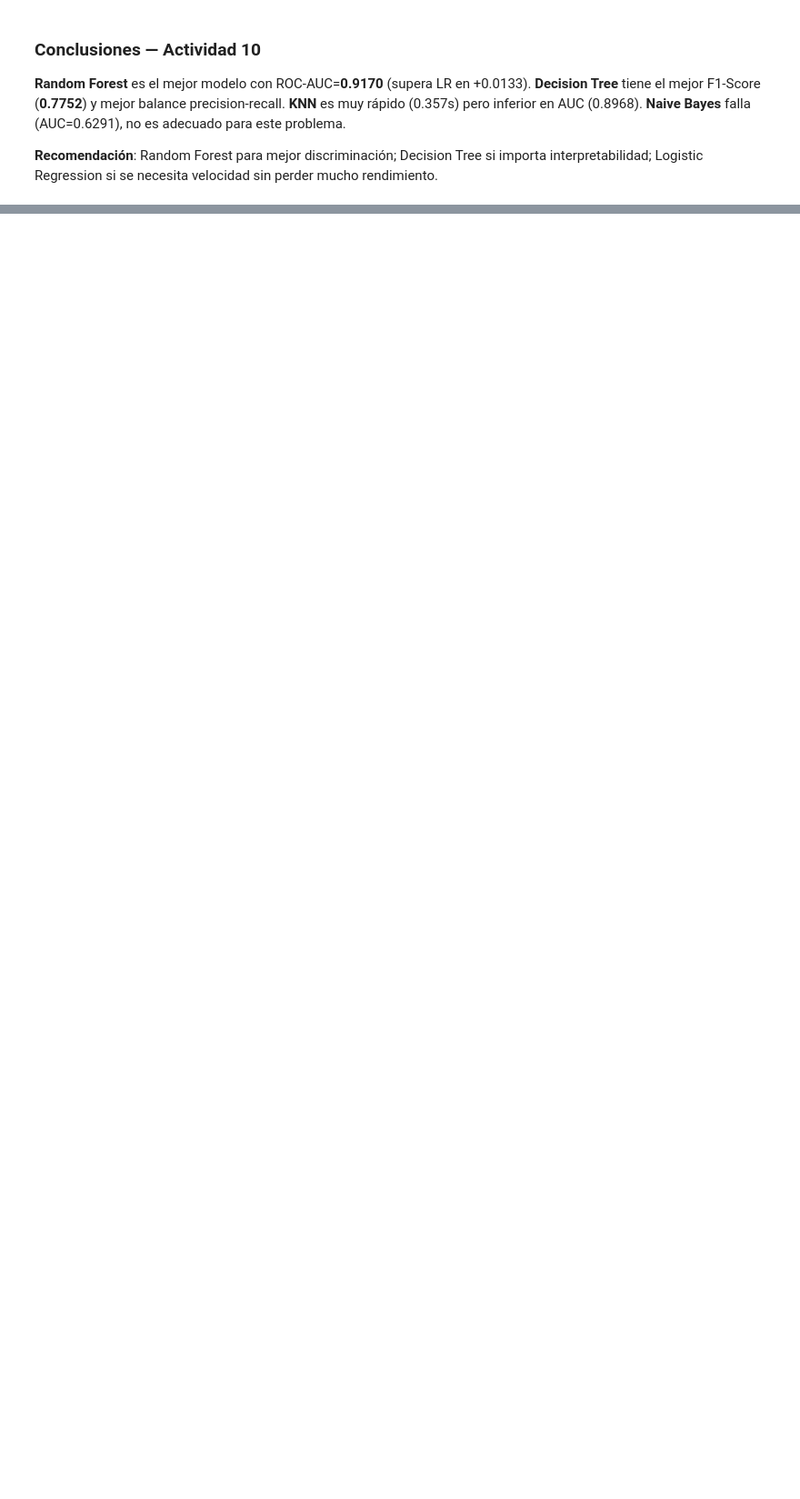
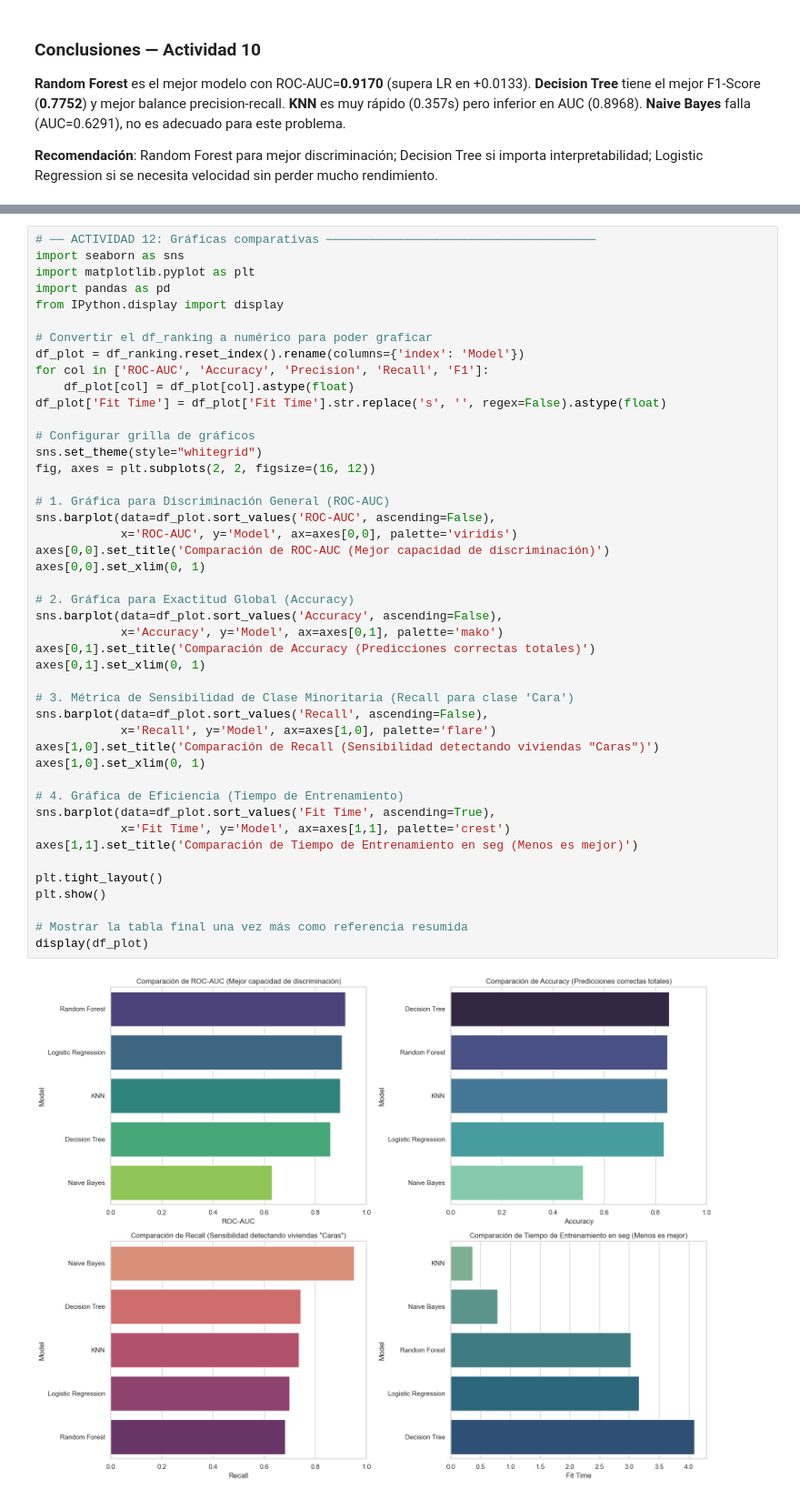
Before and after one commit to jcdiegolopez/MD-LAB07, a Jupyter notebook: main.ipynb, the cells around one changed output, grey strips where cells are left out. Shown at 91% size. Cells and saved outputs as stored; diff of their text form; blank space fills up the shorter version.

Commit message:
Actividad 11 y 12

```diff
--- a/main.ipynb
+++ b/main.ipynb
@@ -1502,0 +1550,47 @@ plt.show()
+# %%
+# ── ACTIVIDAD 12: Gráficas comparativas ──────────────────────────────────────
+import seaborn as sns
+import matplotlib.pyplot as plt
+import pandas as pd
+from IPython.display import display
+
+# Convertir el df_ranking a numérico para poder graficar
+df_plot = df_ranking.reset_index().rename(columns={'index': 'Model'})
+for col in ['ROC-AUC', 'Accuracy', 'Precision', 'Recall', 'F1']:
+    df_plot[col] = df_plot[col].astype(float)
+df_plot['Fit Time'] = df_plot['Fit Time'].str.replace('s', '', regex=False).astype(float)
+
+# Configurar grilla de gráficos
+sns.set_theme(style="whitegrid")
+fig, axes = plt.subplots(2, 2, figsize=(16, 12))
+
+# 1. Gráfica para Discriminación General (ROC-AUC)
+sns.barplot(data=df_plot.sort_values('ROC-AUC', ascending=False),
+            x='ROC-AUC', y='Model', ax=axes[0,0], palette='viridis')
+axes[0,0].set_title('Comparación de ROC-AUC (Mejor capacidad de discriminación)')
+axes[0,0].set_xlim(0, 1)
+
+# 2. Gráfica para Exactitud Global (Accuracy)
+sns.barplot(data=df_plot.sort_values('Accuracy', ascending=False),
+            x='Accuracy', y='Model', ax=axes[0,1], palette='mako')
+axes[0,1].set_title('Comparación de Accuracy (Predicciones correctas totales)')
+axes[0,1].set_xlim(0, 1)
+
+# 3. Métrica de Sensibilidad de Clase Minoritaria (Recall para clase 'Cara')
+sns.barplot(data=df_plot.sort_values('Recall', ascending=False),
+            x='Recall', y='Model', ax=axes[1,0], palette='flare')
+axes[1,0].set_title('Comparación de Recall (Sensibilidad detectando viviendas "Caras")')
+axes[1,0].set_xlim(0, 1)
+
+# 4. Gráfica de Eficiencia (Tiempo de Entrenamiento)
+sns.barplot(data=df_plot.sort_values('Fit Time', ascending=True),
+            x='Fit Time', y='Model', ax=axes[1,1], palette='crest')
+axes[1,1].set_title('Comparación de Tiempo de Entrenamiento en seg (Menos es mejor)')
+
+plt.tight_layout()
+plt.show()
+
+# Mostrar la tabla final una vez más como referencia resumida
+display(df_plot)
+# %% [output]
+[figure, added]
```
Also changed, not shown: parts of 18 cells of this notebook.
